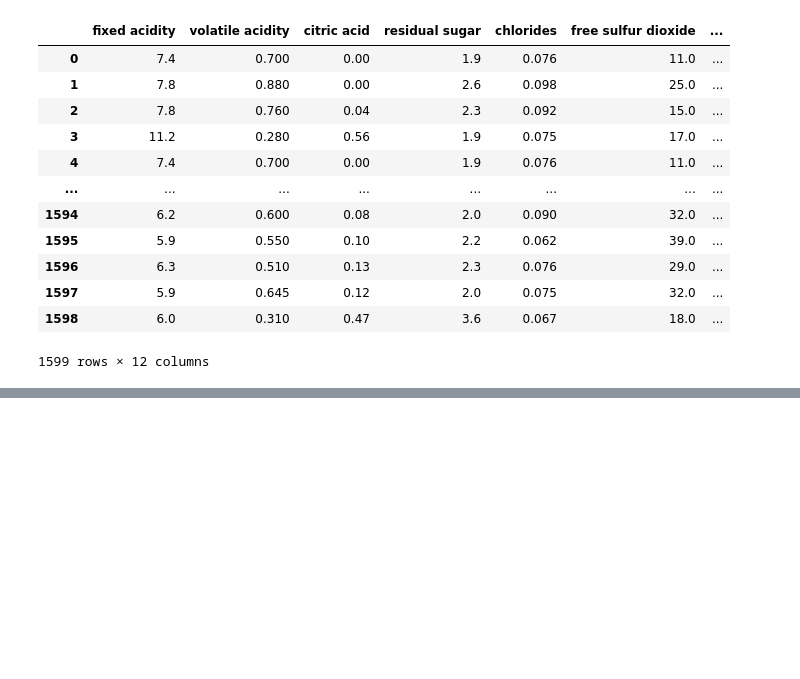
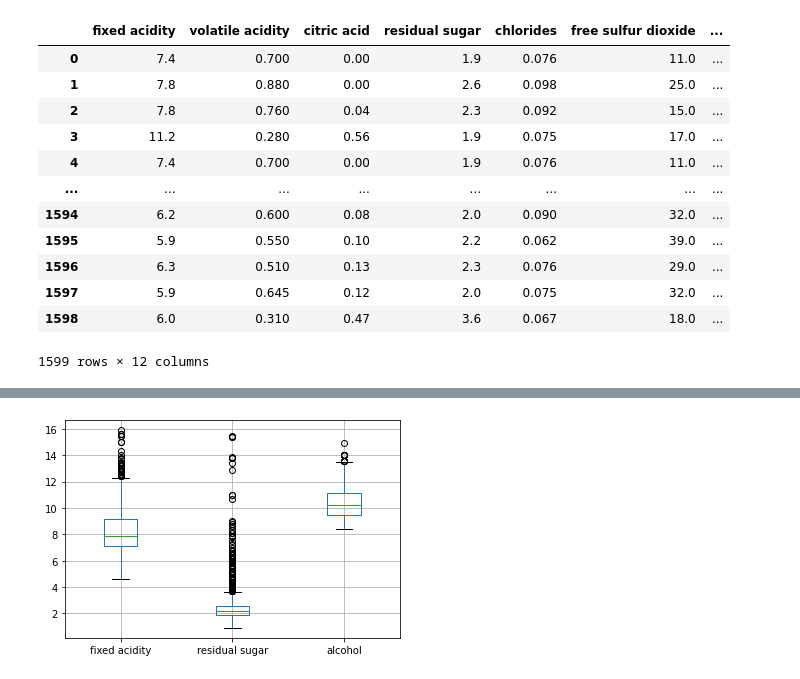
Before and after one commit to data301-2020-winter1/course-project-solo_120, a Jupyter notebook: Untitled.ipynb, the cells around one changed output, grey strips where cells are left out. Drawn from its saved outputs; the diff is of its cells as text; code cells hidden in the pictures; blank space fills up the shorter version.

```diff
--- a/Untitled.ipynb
+++ b/Untitled.ipynb
@@ -42,0 +57,5 @@ def load_and process(red):
+# %%
+boxplot=red.boxplot(column=["fixed acidity","residual sugar","alcohol"]) ##Max value is less than 20.0
+##Here also outliers were found for each columns
+# %% [output]
+[figure, added]
```
Also changed, not shown: parts of 16 cells of this notebook, 2 other files.
